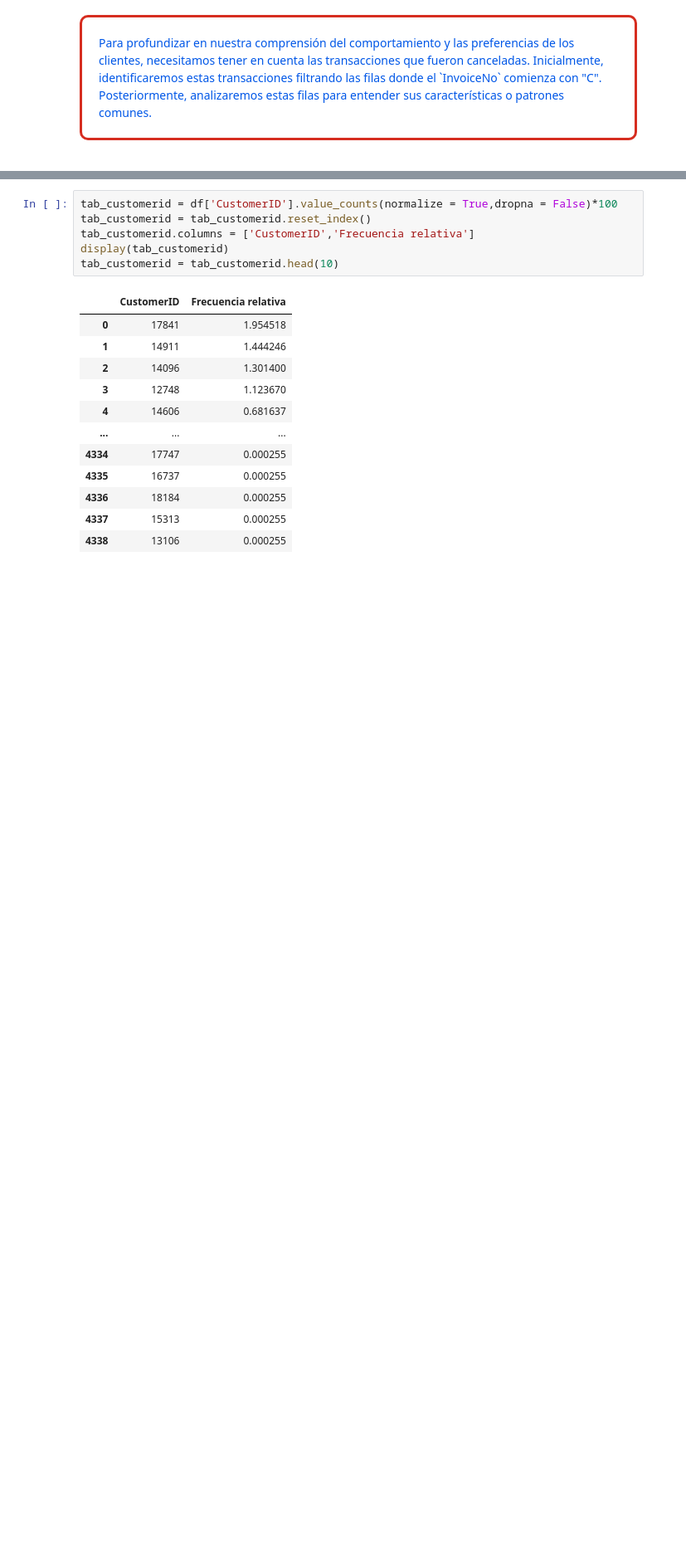
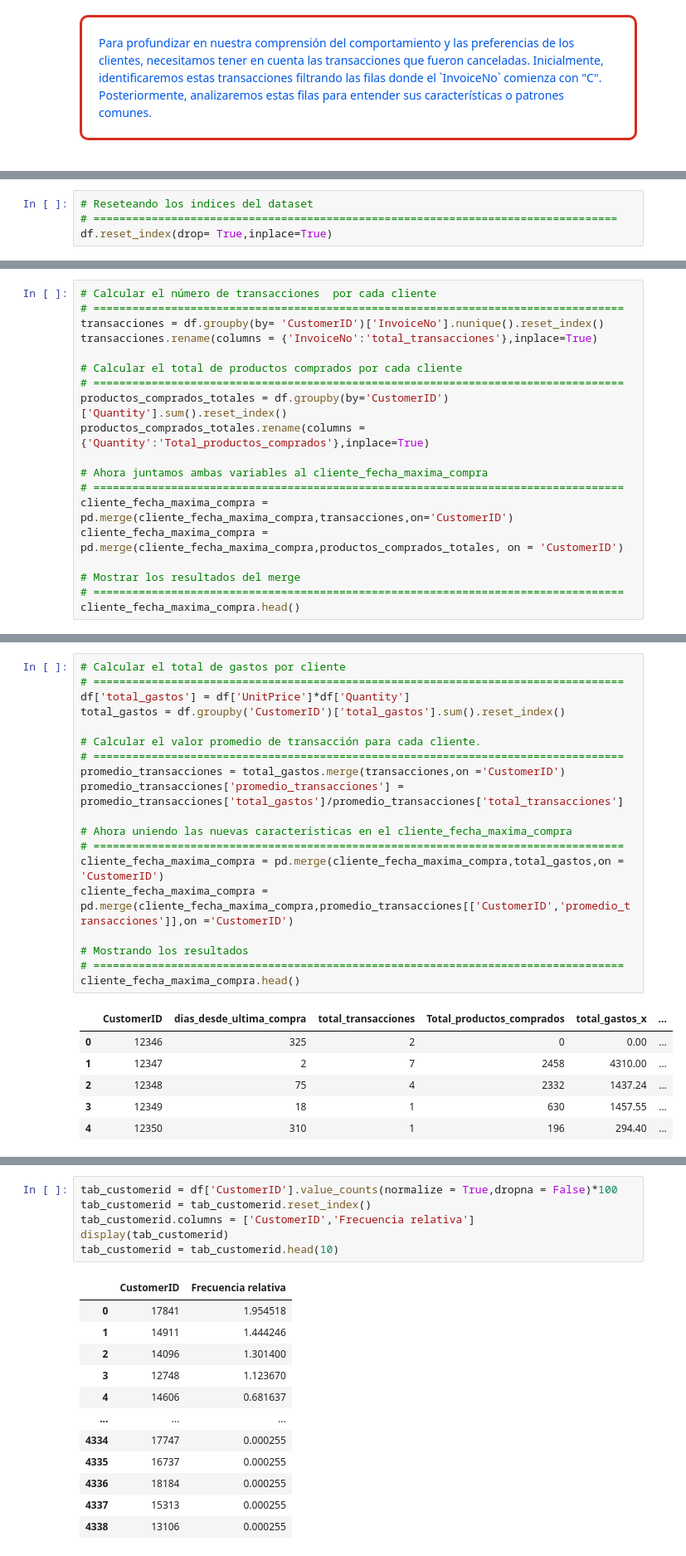
Before and after one commit to llanosrenzo/MachineLearning, a Jupyter notebook: E_CommerceData.ipynb, the cells around one changed output, grey strips where cells are left out. Shown at 83% size. Saved outputs shown, nothing was run; the diff lists cells and outputs as text; blank space fills up the shorter version.

```diff
--- a/E_CommerceData.ipynb
+++ b/E_CommerceData.ipynb
@@ -598,0 +938,4 @@ CustomerID
+# %%
+# Reseteando los indices del dataset
+# =================================================================================
+df.reset_index(drop= True,inplace=True)
@@ -598,0 +1047,19 @@ CustomerID
+# %%
+# Calcular el número de transacciones  por cada cliente
+# ==================================================================================
+transacciones = df.groupby(by= 'CustomerID')['InvoiceNo'].nunique().reset_index()
+transacciones.rename(columns = {'InvoiceNo':'total_transacciones'},inplace=True)
+
+# Calcular el total de productos comprados por cada cliente
+# ==================================================================================
+productos_comprados_totales = df.groupby(by='CustomerID')['Quantity'].sum().reset_index()
+productos_comprados_totales.rename(columns = {'Quantity':'Total_productos_comprados'},inplace=True)
+
+# Ahora juntamos ambas variables al cliente_fecha_maxima_compra
+# ==================================================================================
+cliente_fecha_maxima_compra = pd.merge(cliente_fecha_maxima_compra,transacciones,on='CustomerID')
+cliente_fecha_maxima_compra = pd.merge(cliente_fecha_maxima_compra,productos_comprados_totales, on = 'CustomerID')
+
+# Mostrar los resultados del merge
+# ==================================================================================
+cliente_fecha_maxima_compra.head()
@@ -598,0 +1085,26 @@ CustomerID
+# %%
+# Calcular el total de gastos por cliente
+# ==================================================================================
+df['total_gastos'] = df['UnitPrice']*df['Quantity']
+total_gastos = df.groupby('CustomerID')['total_gastos'].sum().reset_index()
+
+# Calcular el valor promedio de transacción para cada cliente.
+# ==================================================================================
+promedio_transacciones = total_gastos.merge(transacciones,on ='CustomerID')
+promedio_transacciones['promedio_transacciones'] = promedio_transacciones['total_gastos']/promedio_transacciones['total_transacciones']
+
+# Ahora uniendo las nuevas caracteristicas en el cliente_fecha_maxima_compra
+# ==================================================================================
+cliente_fecha_maxima_compra = pd.merge(cliente_fecha_maxima_compra,total_gastos,on = 'CustomerID')
+cliente_fecha_maxima_compra = pd.merge(cliente_fecha_maxima_compra,promedio_transacciones[['CustomerID','promedio_transacciones']],on ='CustomerID')
+
+# Mostrando los resultados
+# ==================================================================================
+cliente_fecha_maxima_compra.head()
+# %% [output]
+|  | CustomerID | dias_desde_ultima_compra | total_transacciones | Total_productos_comprados | total_gastos_x | ... |
+| 0 | 12346 | 325 | 2 | 0 | 0.00 | ... |
+| 1 | 12347 | 2 | 7 | 2458 | 4310.00 | ... |
+| 2 | 12348 | 75 | 4 | 2332 | 1437.24 | ... |
+| 3 | 12349 | 18 | 1 | 630 | 1457.55 | ... |
+| 4 | 12350 | 310 | 1 | 196 | 294.40 | ... |
```
Also changed, not shown: parts of 73 cells of this notebook.
